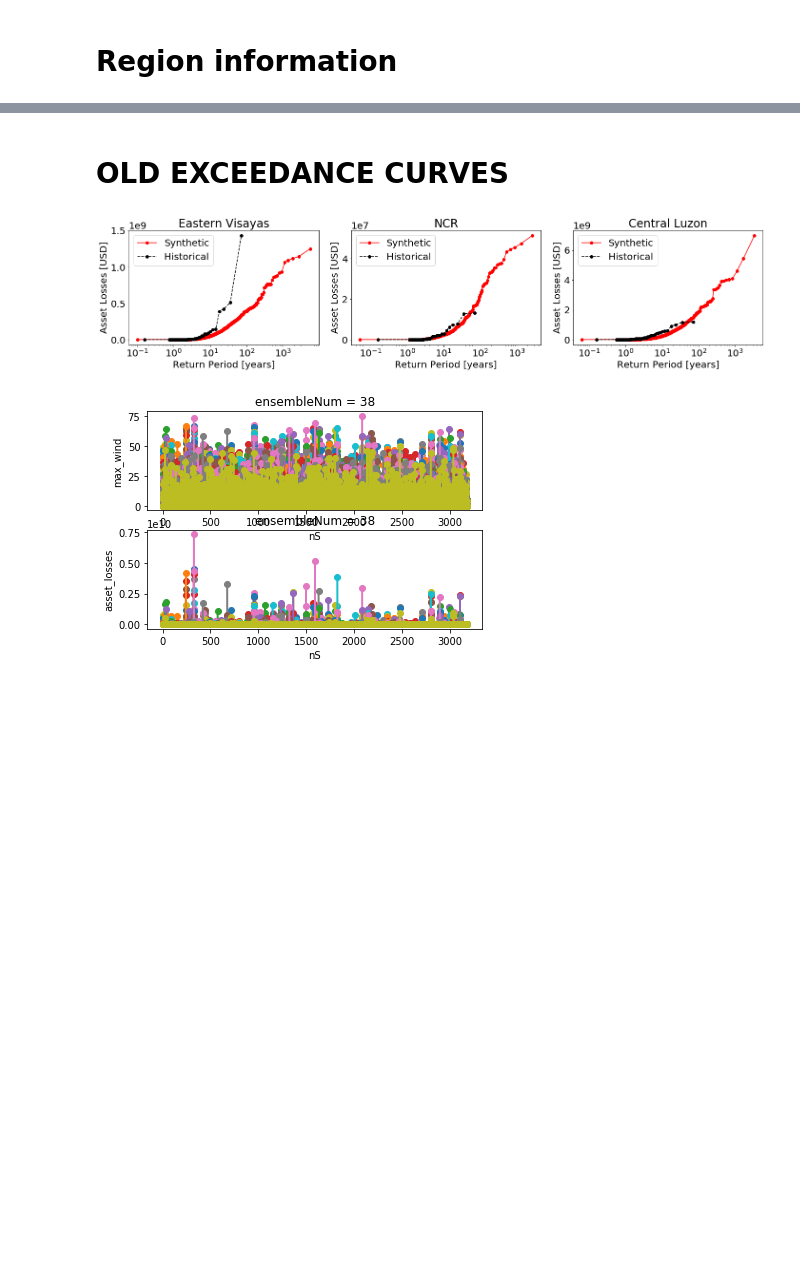
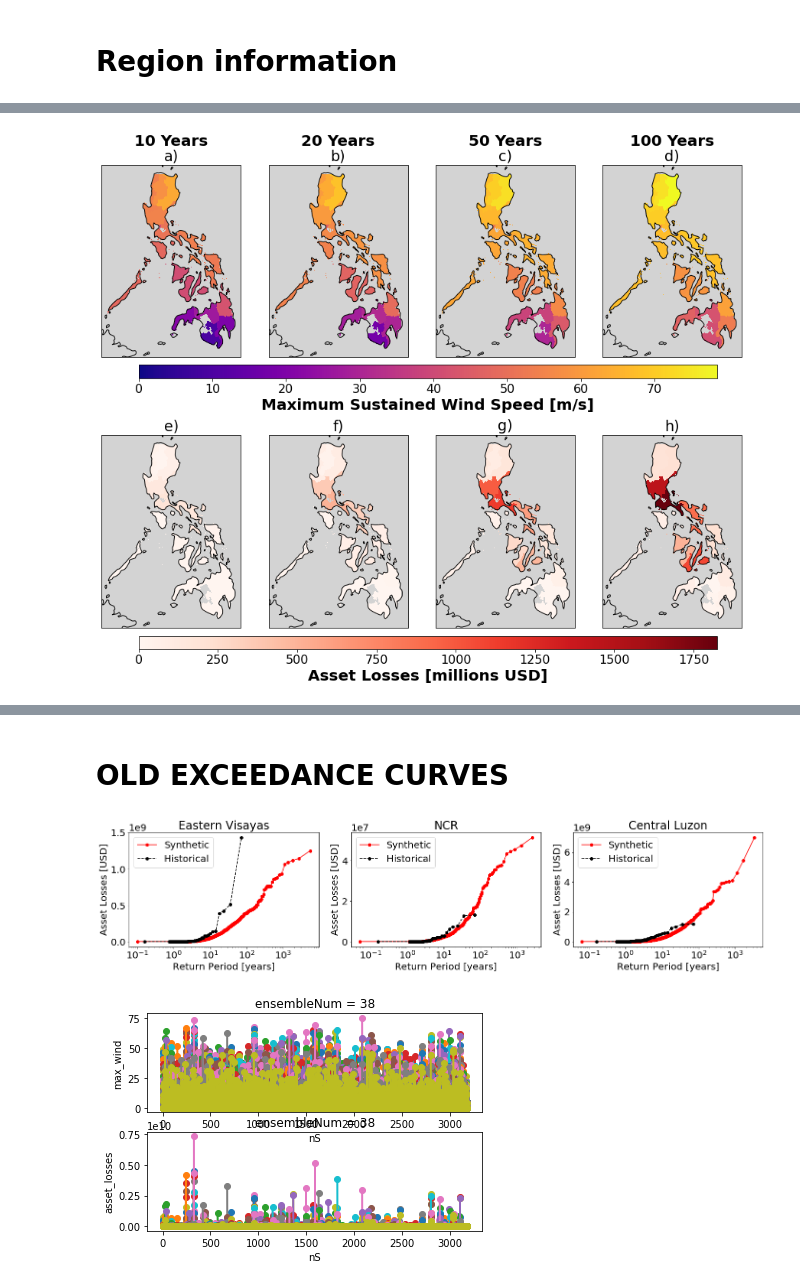
Before and after one commit to janewbaldwin/TC_Risk_WorldBank, a Jupyter notebook: ASSET_LOSSES/exceedance_curves.ipynb, the cells around one changed output, grey strips where cells are left out. Drawn from its saved outputs; the diff is of its cells as text; code cells hidden in the pictures; blank space fills up the shorter version.

```diff
--- a/ASSET_LOSSES/exceedance_curves.ipynb
+++ b/ASSET_LOSSES/exceedance_curves.ipynb
@@ -140,0 +260,98 @@ plt.savefig('FIGURES/asset_losses_exceedance.png',dpi=600)
+# %%
+# Load Philippines province masks
+
+d_mask = xr.open_dataset('/home/jbaldwin/WorldBank/REGION_MASKS/philippines_province_masks_newlitpopgrid.nc')
+
+
+wind_map_reg = {}
+loss_map_reg = {}
+# Assign return level to different regions
+for i in np.arange(np.shape(rp_targets)[0]):
+    n = rp_targets[i]
+    wind_map_reg[n] = xr.Dataset.copy(d_mask)
+    loss_map_reg[n] = xr.Dataset.copy(d_mask)
+    #Fix for the fact that ARMM did not run out properly
+    wind_map_reg[n].states.values[wind_map_reg[n].states==state_ids['ARMM']] = np.nan
+    loss_map_reg[n].states.values[loss_map_reg[n].states==state_ids['ARMM']] = np.nan
+    for reg in list(regions)[1:]:
+        wind_map_reg[n].states.values[wind_map_reg[n].states==state_ids[reg]] = val_wind[reg][i]
+        loss_map_reg[n].states.values[loss_map_reg[n].states==state_ids[reg]] = val_asset[reg][i]
+# %%
+fig = plt.figure(figsize=(15,12))
+plt.rcParams.update({'font.size': 16})
+
+loss_cmap = plt.cm.Reds
+wind_cmap = plt.cm.plasma
+loss_factor = 1e6
+wind_vmax = float(wind_map_reg[100].max().states.values)
+loss_vmax = float(loss_map_reg[100].max().states.values)/loss_factor
+facecolor = 'lightgrey'
+
+
+ax = plt.subplot(241,projection=ccrs.PlateCarree())
+ax.set_facecolor(facecolor)
+p = wind_map_reg[10].states.plot(transform=ccrs.PlateCarree(), add_colorbar = False,cmap = wind_cmap, vmin = 0, vmax = wind_vmax)
+plt.title('a)')
+ax.text(0.5, 1.1, '10 Years', fontsize=20,transform=ax.transAxes,horizontalalignment='center',fontweight='bold')
+ax.coastlines('50m')
+
+ax = plt.subplot(242,projection=ccrs.PlateCarree())
+ax.set_facecolor(facecolor)
+p = wind_map_reg[20].states.plot(transform=ccrs.PlateCarree(), add_colorbar = False,cmap = wind_cmap, vmin = 0, vmax = wind_vmax)
+plt.title('b)')
+ax.text(0.5, 1.1, '20 Years', fontsize=20,transform=ax.transAxes,horizontalalignment='center',fontweight='bold')
+ax.coastlines('50m')
+
+ax = plt.subplot(243,projection=ccrs.PlateCarree())
+ax.set_facecolor(facecolor)
+p = wind_map_reg[50].states.plot(transform=ccrs.PlateCarree(), add_colorbar = False,cmap = wind_cmap, vmin = 0, vmax = wind_vmax)
+plt.title('c)')
+ax.text(0.5, 1.1, '50 Years', fontsize=20,transform=ax.transAxes,horizontalalignment='center',fontweight='bold')
+ax.coastlines('50m')
+
+ax = plt.subplot(244,projection=ccrs.PlateCarree())
+ax.set_facecolor(facecolor)
+p = wind_map_reg[100].states.plot(transform=ccrs.PlateCarree(), add_colorbar = False, cmap = wind_cmap, vmin = 0, vmax = wind_vmax)
+plt.title('d)')
+ax.text(0.5, 1.1, '100 Years', fontsize=20,transform=ax.transAxes,horizontalalignment='center',fontweight='bold')
+ax.coastlines('50m')
+
+#COLORBAR FOR WIND
+fig.subplots_adjust(hspace=0.18)
+cbar_ax = fig.add_axes([0.17, 0.53, 0.7, 0.02]) # x pos, y pos, x width, y width
+cb = fig.colorbar(p, cax=cbar_ax, orientation = 'horizontal')
+cb.set_label(label='Maximum Sustained Wind Speed [m/s]',fontweight='bold',fontsize=20)
+
+ax = plt.subplot(245,projection=ccrs.PlateCarree())
+ax.set_facecolor(facecolor)
+p = (loss_map_reg[10].states/loss_factor).plot(transform=ccrs.PlateCarree(), add_colorbar = False, cmap = loss_cmap, vmin = 0, vmax = loss_vmax)
+plt.title('e)')
+ax.coastlines('50m')
+
+ax = plt.subplot(246,projection=ccrs.PlateCarree())
+ax.set_facecolor(facecolor)
+p = (loss_map_reg[20].states/loss_factor).plot(transform=ccrs.PlateCarree(), add_colorbar = False, cmap = loss_cmap, vmin = 0, vmax = loss_vmax)
+plt.title('f)')
+ax.coastlines('50m')
+
+ax = plt.subplot(247,projection=ccrs.PlateCarree())
+ax.set_facecolor(facecolor)
+p = (loss_map_reg[50].states/loss_factor).plot(transform=ccrs.PlateCarree(), add_colorbar = False, cmap = loss_cmap, vmin = 0, vmax = loss_vmax)
+plt.title('g)')
+ax.coastlines('50m')
+
+ax = plt.subplot(248,projection=ccrs.PlateCarree())
+ax.set_facecolor(facecolor)
+p = (loss_map_reg[100].states/loss_factor).plot(transform=ccrs.PlateCarree(), add_colorbar = False, cmap = loss_cmap, vmin = 0, vmax = loss_vmax)
+plt.title('h)')
+ax.coastlines('50m')
+
+# COLORBAR FOR LOSSES
+cbar_ax = fig.add_axes([0.17, 0.12, 0.7, 0.02]) # x pos, y pos, x width, y width
+cb = fig.colorbar(p, cax=cbar_ax, orientation='horizontal')
+cb.set_label(label='Asset Losses [millions USD]',fontweight='bold',fontsize=20)
+
+plt.savefig('FIGURES/returnlevel_maps.png',dpi=600)
+#plt.savefig('FIGURES/returnlevel_maps.pdf')
+# %% [output]
+[figure, added]
```
Also changed, not shown: parts of 21 cells of this notebook.
